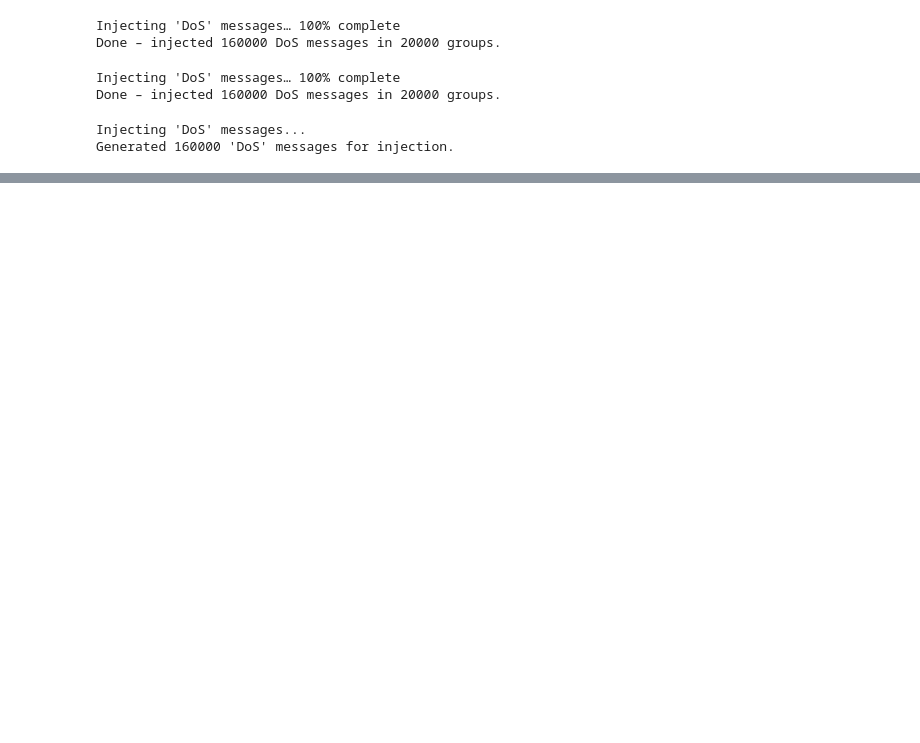
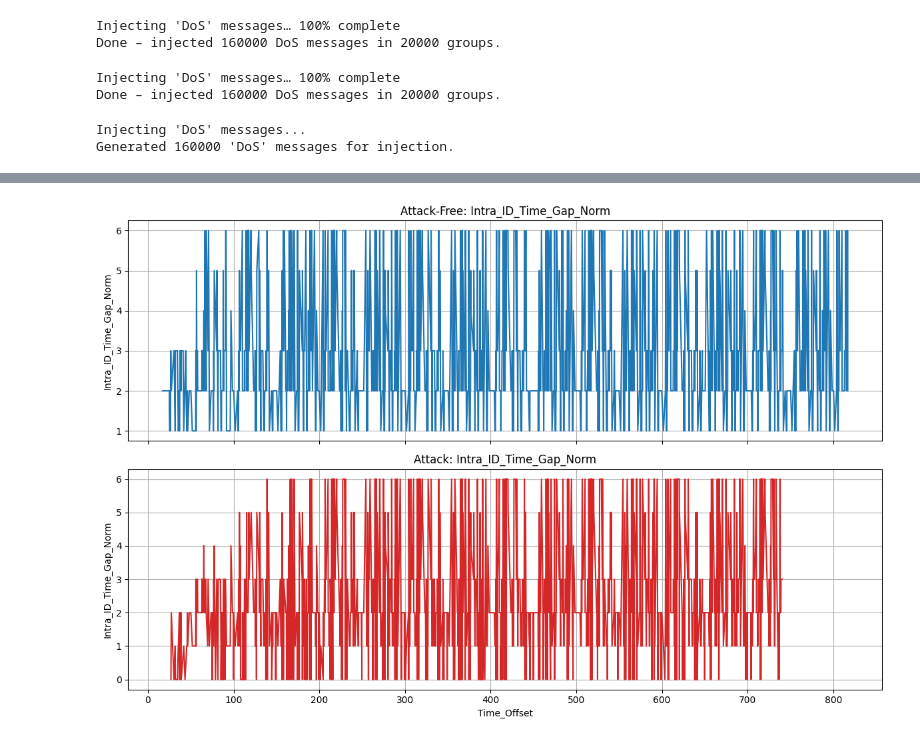
Before and after one commit to Arupreza/UIDS-II, a Jupyter notebook: Gen_Data.ipynb, the cells around one changed output, grey strips where cells are left out. Saved outputs shown, nothing was run; the diff lists cells and outputs as text; code cells hidden in the pictures; blank space fills up the shorter version.

```diff
--- a/Gen_Data.ipynb
+++ b/Gen_Data.ipynb
@@ -57,0 +395,4 @@ Gen_AF_dos_result.to_csv(os.path.join(path, 'Gen_DoS_H.csv'), index=False)
+# %%
+NormalizePlotComparison(Sil_AF, Sil_Fuzz_R, 'Intra_ID_Time_Gap_Norm', 0, 2000)
+# %% [output]
+[figure, added]
```
Also changed, not shown: parts of 51 cells of this notebook, 5 other files.
